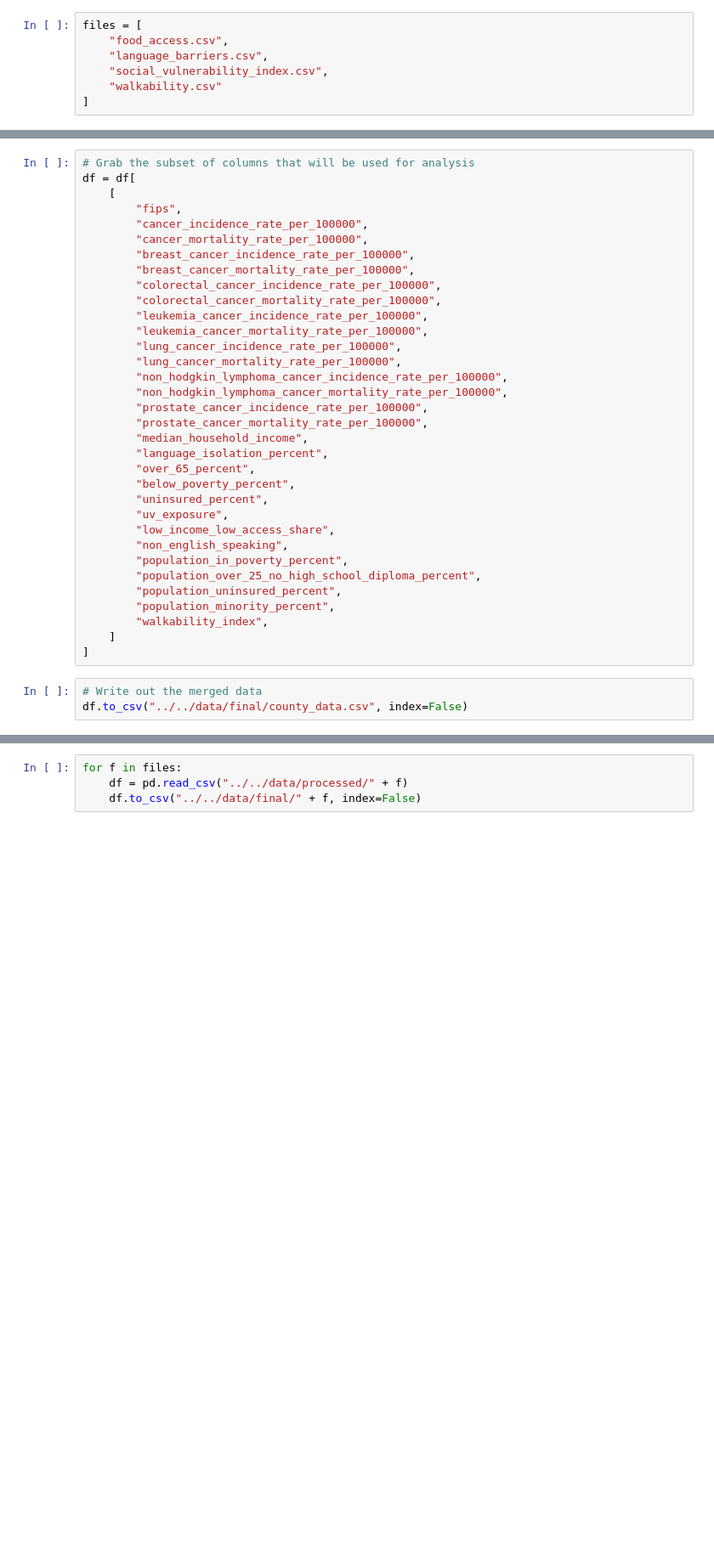
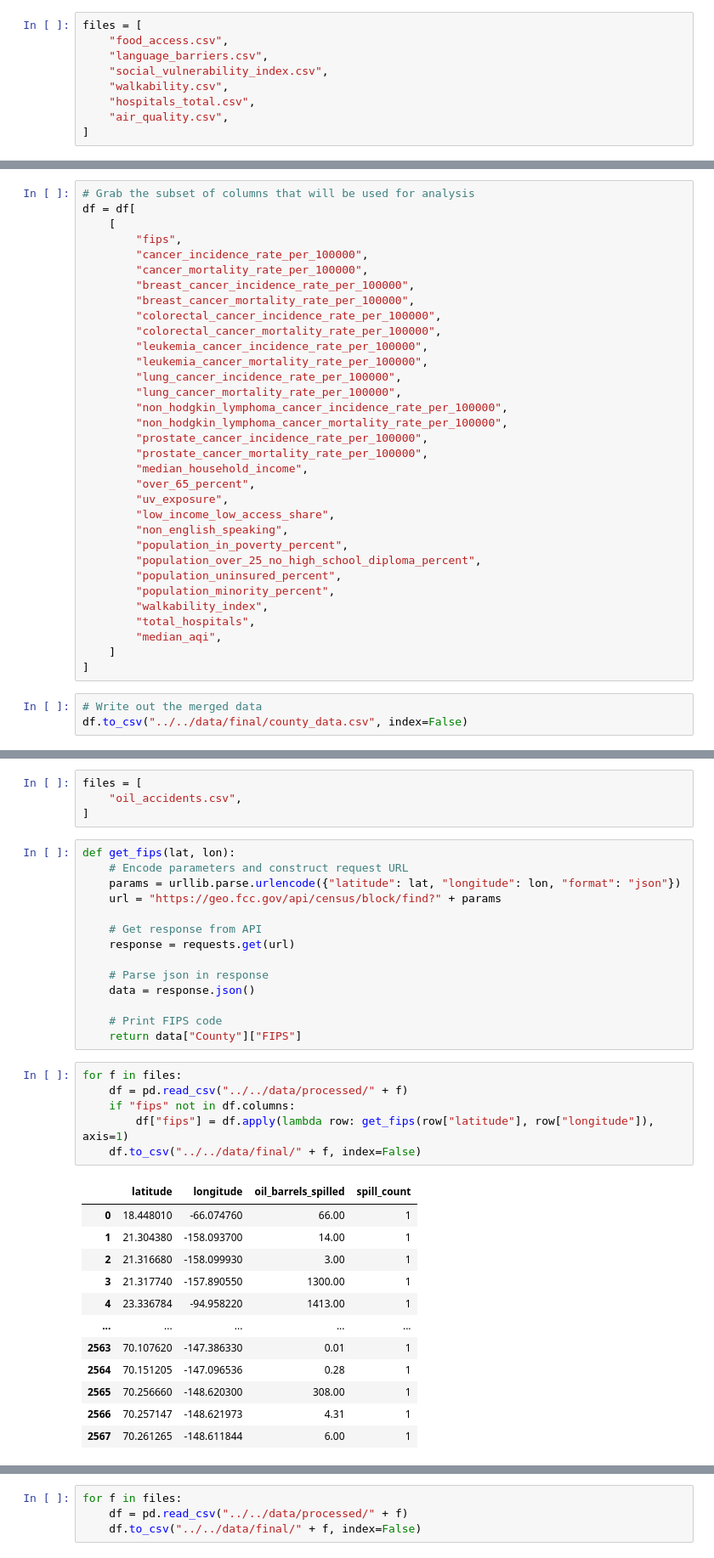
Before and after one commit to agale123/sep-cancer-inequality, a Jupyter notebook: notebooks/cleaning/merge.ipynb, the cells around one changed output, grey strips where cells are left out. Shown at 85% size. Saved outputs shown, nothing was run; the diff lists cells and outputs as text; blank space fills up the shorter version.

Commit message:
Update data cleaning to capture the best metrics

```diff
--- a/notebooks/cleaning/merge.ipynb
+++ b/notebooks/cleaning/merge.ipynb
@@ -27,7 +29,9 @@ files = [
     "food_access.csv",
     "language_barriers.csv",
     "social_vulnerability_index.csv",
-    "walkability.csv"
+    "walkability.csv",
+    "hospitals_total.csv",
+    "air_quality.csv",
 ]
 # %%
 for f in files:
@@ -88,10 +92,7 @@ df = df[
         "prostate_cancer_incidence_rate_per_100000",
         "prostate_cancer_mortality_rate_per_100000",
         "median_household_income",
-        "language_isolation_percent",
         "over_65_percent",
-        "below_poverty_percent",
-        "uninsured_percent",
         "uv_exposure",
         "low_income_low_access_share",
         "non_english_speaking",
@@ -100,6 +101,8 @@ df = df[
         "population_uninsured_percent",
         "population_minority_percent",
         "walkability_index",
+        "total_hospitals",
+        "median_aqi",
     ]
 ]
 # %%
@@ -107,0 +115,37 @@ df.to_csv("../../data/final/county_data.csv", index=False)
+# %%
+files = [
+    "oil_accidents.csv",
+]
+# %%
+def get_fips(lat, lon):
+    # Encode parameters and construct request URL
+    params = urllib.parse.urlencode({"latitude": lat, "longitude": lon, "format": "json"})
+    url = "https://geo.fcc.gov/api/census/block/find?" + params
+
+    # Get response from API
+    response = requests.get(url)
+
+    # Parse json in response
+    data = response.json()
+
+    # Print FIPS code
+    return data["County"]["FIPS"]
+# %%
+for f in files:
+    df = pd.read_csv("../../data/processed/" + f)
+    if "fips" not in df.columns:
+        df["fips"] = df.apply(lambda row: get_fips(row["latitude"], row["longitude"]), axis=1)
+    df.to_csv("../../data/final/" + f, index=False)
+# %% [output]
+|  | latitude | longitude | oil_barrels_spilled | spill_count |
+| 0 | 18.448010 | -66.074760 | 66.00 | 1 |
+| 1 | 21.304380 | -158.093700 | 14.00 | 1 |
+| 2 | 21.316680 | -158.099930 | 3.00 | 1 |
+| 3 | 21.317740 | -157.890550 | 1300.00 | 1 |
+| 4 | 23.336784 | -94.958220 | 1413.00 | 1 |
+| ... | ... | ... | ... | ... |
+| 2563 | 70.107620 | -147.386330 | 0.01 | 1 |
+| 2564 | 70.151205 | -147.096536 | 0.28 | 1 |
+| 2565 | 70.256660 | -148.620300 | 308.00 | 1 |
+| 2566 | 70.257147 | -148.621973 | 4.31 | 1 |
+| 2567 | 70.261265 | -148.611844 | 6.00 | 1 |
```
Also changed, not shown: parts of 12 cells of this notebook, 5 other files.
